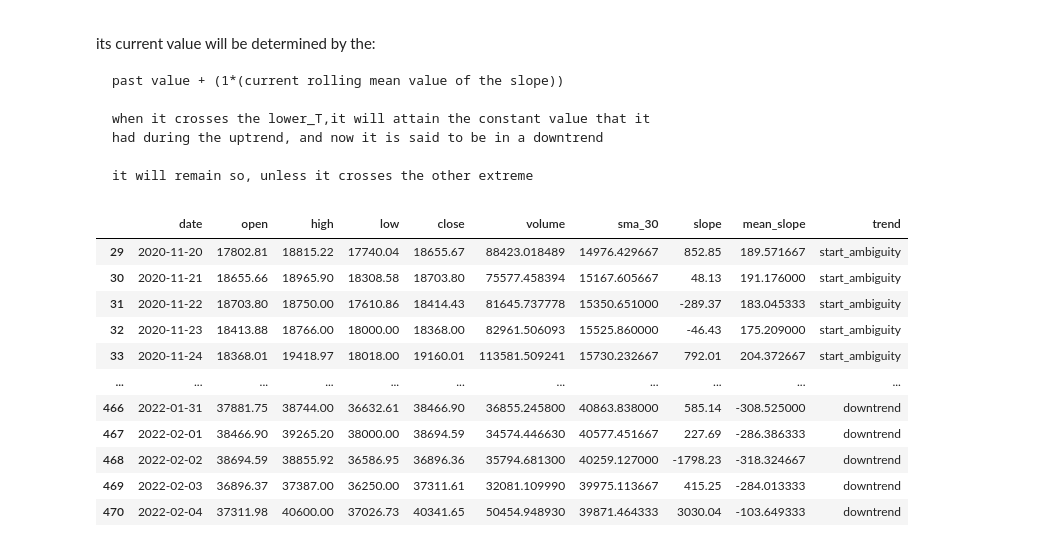
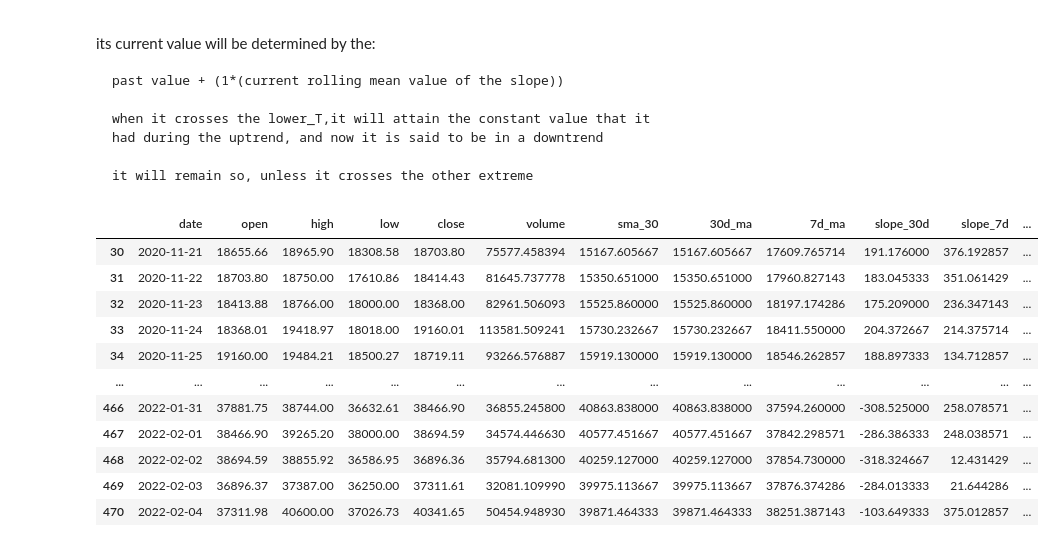
Before and after one commit to MahaDAO/gmu-oracle-contracts, a Jupyter notebook: simulation/bitcoin-12mo.ipynb, the cells around one changed output. Drawn from its saved outputs; the diff is of its cells as text; code cells hidden in the pictures.

```diff
--- a/simulation/bitcoin-12mo.ipynb
+++ b/simulation/bitcoin-12mo.ipynb
@@ -11,7 +21,13 @@ import matplotlib.pyplot as plt
 # %%
-# fetch the last few prices of bitcoin
-bitcoinPrice = pd.read_csv('bitcoin_price.csv')
+bitcoinPrice['30d_ma'] = bitcoinPrice['close'].rolling(MOVING_AVERAGE_LONG_DURATION).mean()
+bitcoinPrice['7d_ma'] = bitcoinPrice['close'].rolling(MOVING_AVERAGE_SHORT_DURATION).mean()
+
+plt.figure(figsize=(10, 7))
 
 plt.plot(bitcoinPrice['close'])
-plt.plot(bitcoinPrice['sma_30'])
+plt.plot(bitcoinPrice['30d_ma'])
+plt.plot(bitcoinPrice['7d_ma'])
+
+plt.legend(['btc price', '30D moving average', '7D moving average'])
+plt.title("Bitcoin price: Oct 2020 - Feb 2022")
 # %% [output]
@@ -36,7 +57,0 @@ plt.axhline(y = -450)
-# %%
-# putting rolling mean value of the slope
-# do note in the slope, the index is taken to be an integer
-bitcoinPrice['mean_slope'] = bitcoinPrice['slope'].rolling(30).mean()
-bitcoinPrice.dropna(inplace = True)
-
-plt.plot(bitcoinPrice['mean_slope'])
@@ -76,47 +88,39 @@ its current value will be determined by the:
 
     it will remain so, unless it crosses the other extreme
 # %%
-slopeOutput = []
-lower_T = -450
-upper_T = 230
-ptn = 0
-
-meanSlope = np.array(bitcoinPrice['mean_slope'])
+price30d = np.array(bitcoinPrice['30d_ma'])
+price7d = np.array(bitcoinPrice['7d_ma'])
+trend = [2] * 30
 
 # Ptn will help us attain the memory part of thresholds
 # assuming we start in the middle region
-for i in range(len(meanSlope)):
-  if ptn == 0:
-    if meanSlope[i] <= lower_T:
-      ptn = -1
-      # c.append(['downtrend',i])
-      # it will append the same, when it goes to the bottom if conditions
-    elif meanSlope[i] >= upper_T:
-      ptn = 1
-    else: slopeOutput.append('start_ambiguity')
-  if ptn == 1:
-    if meanSlope[i] <= lower_T:
-      ptn = -1
-      # c.append(['downtrend',i])
-    else: slopeOutput.append('uptrend')
-  if ptn == -1:
-    if meanSlope[i] >= upper_T:
-      ptn = 1
-      slopeOutput.append('uptrend')
-    else: slopeOutput.append('downtrend')
+for i in range(30, len(price30d)):
+  # If we are going to change the price, check if both the 30d and 7d price are
+  # appreciating
+  if (price30d[i] > price30d[i - 1] and price7d[i] > price7d[i - 1]):
+    delta = price30d[i] - price30d[i - 1]
+    percentageChange = delta / price30d[i - 1]
 
-bitcoinPrice['trend'] = slopeOutput
-bitcoinPrice
+    # dampen the change; say we will only appreciate ARTH by 10% of the bitcoin appreciation
+    dampnedChange = percentageChange * DAMPENING_FACTOR
+    trend.append(trend[i -1] * (1 + dampnedChange))
+
+  # dont' change the price
+  else:
+    trend.append(trend[i - 1])
+
+bitcoinPrice['trend'] = trend
+bitcoinPrice[30:]
 # %% [output]
-|  | date | open | high | low | close | volume | sma_30 | slope | mean_slope | trend |
-| 29 | 2020-11-20 | 17802.81 | 18815.22 | 17740.04 | 18655.67 | 88423.018489 | 14976.429667 | 852.85 | 189.571667 | start_ambiguity |
-| 30 | 2020-11-21 | 18655.66 | 18965.90 | 18308.58 | 18703.80 | 75577.458394 | 15167.605667 | 48.13 | 191.176000 | start_ambiguity |
-| 31 | 2020-11-22 | 18703.80 | 18750.00 | 17610.86 | 18414.43 | 81645.737778 | 15350.651000 | -289.37 | 183.045333 | start_ambiguity |
-| 32 | 2020-11-23 | 18413.88 | 18766.00 | 18000.00 | 18368.00 | 82961.506093 | 15525.860000 | -46.43 | 175.209000 | start_ambiguity |
-| 33 | 2020-11-24 | 18368.01 | 19418.97 | 18018.00 | 19160.01 | 113581.509241 | 15730.232667 | 792.01 | 204.372667 | start_ambiguity |
-| ... | ... | ... | ... | ... | ... | ... | ... | ... | ... | ... |
-| 466 | 2022-01-31 | 37881.75 | 38744.00 | 36632.61 | 38466.90 | 36855.245800 | 40863.838000 | 585.14 | -308.525000 | downtrend |
-| 467 | 2022-02-01 | 38466.90 | 39265.20 | 38000.00 | 38694.59 | 34574.446630 | 40577.451667 | 227.69 | -286.386333 | downtrend |
-| 468 | 2022-02-02 | 38694.59 | 38855.92 | 36586.95 | 36896.36 | 35794.681300 | 40259.127000 | -1798.23 | -318.324667 | downtrend |
-| 469 | 2022-02-03 | 36896.37 | 37387.00 | 36250.00 | 37311.61 | 32081.109990 | 39975.113667 | 415.25 | -284.013333 | downtrend |
-| 470 | 2022-02-04 | 37311.98 | 40600.00 | 37026.73 | 40341.65 | 50454.948930 | 39871.464333 | 3030.04 | -103.649333 | downtrend |
+|  | date | open | high | low | close | volume | sma_30 | 30d_ma | 7d_ma | slope_30d | slope_7d | ... |
+| 30 | 2020-11-21 | 18655.66 | 18965.90 | 18308.58 | 18703.80 | 75577.458394 | 15167.605667 | 15167.605667 | 17609.765714 | 191.176000 | 376.192857 | ... |
+| 31 | 2020-11-22 | 18703.80 | 18750.00 | 17610.86 | 18414.43 | 81645.737778 | 15350.651000 | 15350.651000 | 17960.827143 | 183.045333 | 351.061429 | ... |
+| 32 | 2020-11-23 | 18413.88 | 18766.00 | 18000.00 | 18368.00 | 82961.506093 | 15525.860000 | 15525.860000 | 18197.174286 | 175.209000 | 236.347143 | ... |
+| 33 | 2020-11-24 | 18368.01 | 19418.97 | 18018.00 | 19160.01 | 113581.509241 | 15730.232667 | 15730.232667 | 18411.550000 | 204.372667 | 214.375714 | ... |
+| 34 | 2020-11-25 | 19160.00 | 19484.21 | 18500.27 | 18719.11 | 93266.576887 | 15919.130000 | 15919.130000 | 18546.262857 | 188.897333 | 134.712857 | ... |
+| ... | ... | ... | ... | ... | ... | ... | ... | ... | ... | ... | ... | ... |
+| 466 | 2022-01-31 | 37881.75 | 38744.00 | 36632.61 | 38466.90 | 36855.245800 | 40863.838000 | 40863.838000 | 37594.260000 | -308.525000 | 258.078571 | ... |
+| 467 | 2022-02-01 | 38466.90 | 39265.20 | 38000.00 | 38694.59 | 34574.446630 | 40577.451667 | 40577.451667 | 37842.298571 | -286.386333 | 248.038571 | ... |
+| 468 | 2022-02-02 | 38694.59 | 38855.92 | 36586.95 | 36896.36 | 35794.681300 | 40259.127000 | 40259.127000 | 37854.730000 | -318.324667 | 12.431429 | ... |
+| 469 | 2022-02-03 | 36896.37 | 37387.00 | 36250.00 | 37311.61 | 32081.109990 | 39975.113667 | 39975.113667 | 37876.374286 | -284.013333 | 21.644286 | ... |
+| 470 | 2022-02-04 | 37311.98 | 40600.00 | 37026.73 | 40341.65 | 50454.948930 | 39871.464333 | 39871.464333 | 38251.387143 | -103.649333 | 375.012857 | ... |
```
Also changed, not shown: parts of 7 cells of this notebook.
